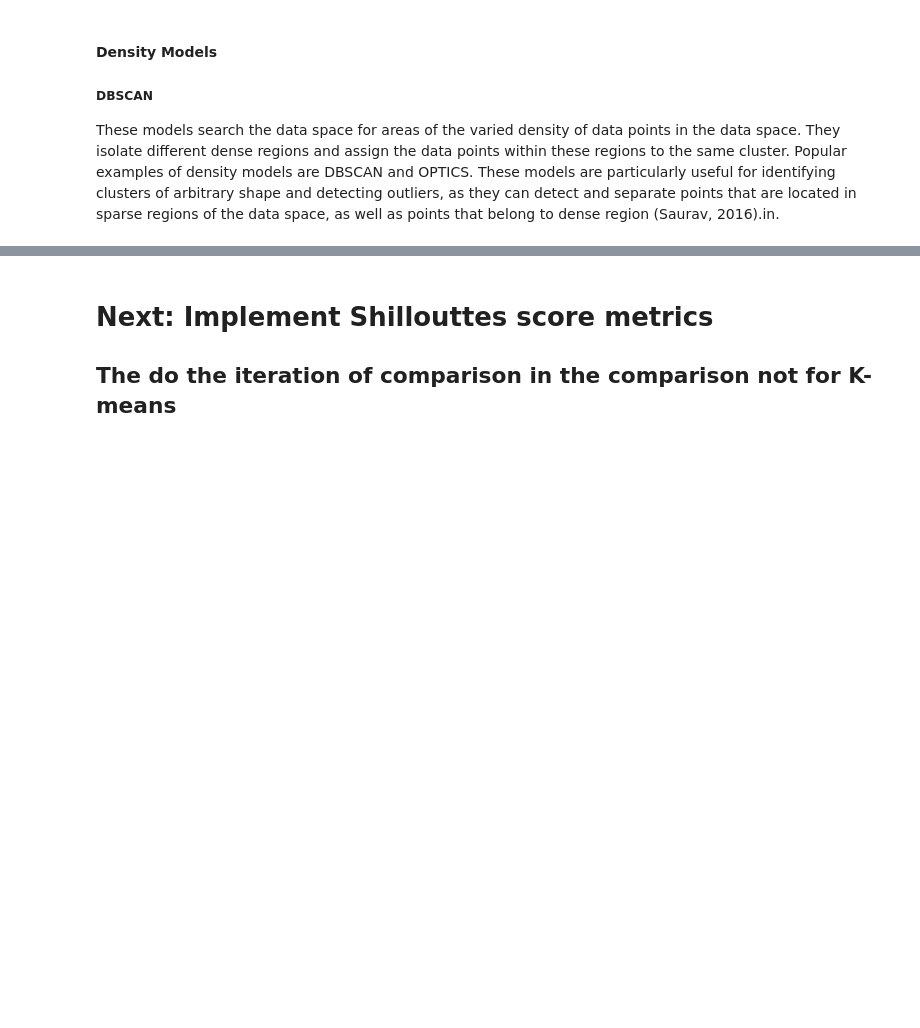
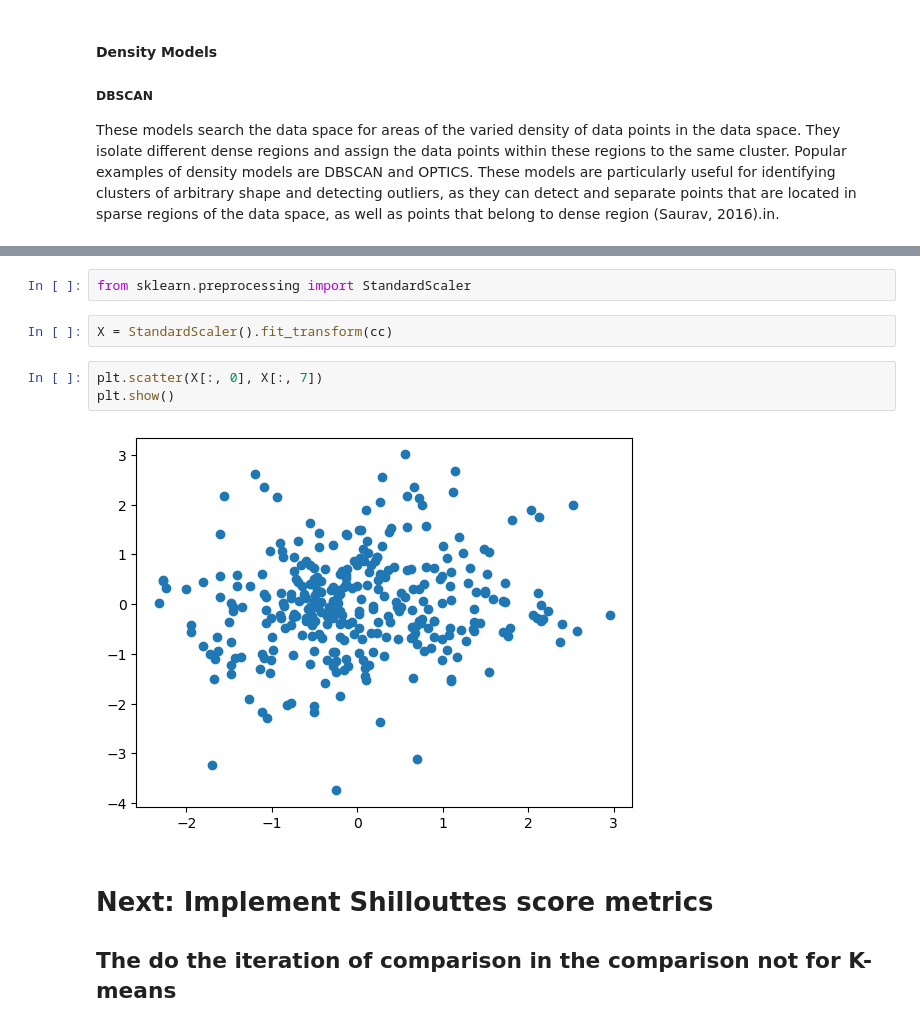
Before and after one commit to Ayomide-ola/Machine-learning-semester-2--, a Jupyter notebook: Oladipo Oluwatimileyin_ML_CA1.ipynb, the cells around one changed output, grey strips where cells are left out. Drawn from its saved outputs; the diff is of its cells as text; blank space fills up the shorter version.

```diff
--- a/Oladipo Oluwatimileyin_ML_CA1.ipynb
+++ b/Oladipo Oluwatimileyin_ML_CA1.ipynb
@@ -1189,3 +1231,12 @@ These models search the data space for areas of the varied density of data point
+# %%
+from sklearn.preprocessing import StandardScaler
+# %%
+X = StandardScaler().fit_transform(cc)
+# %%
+plt.scatter(X[:, 0], X[:, 7])
+plt.show()
+# %% [output]
+[figure, added]
 # %% [markdown]
 # Next: Implement Shillouttes score metrics
 ## The do the iteration of comparison in the comparison not for K-means
```
Also changed, not shown: parts of 11 cells of this notebook.
